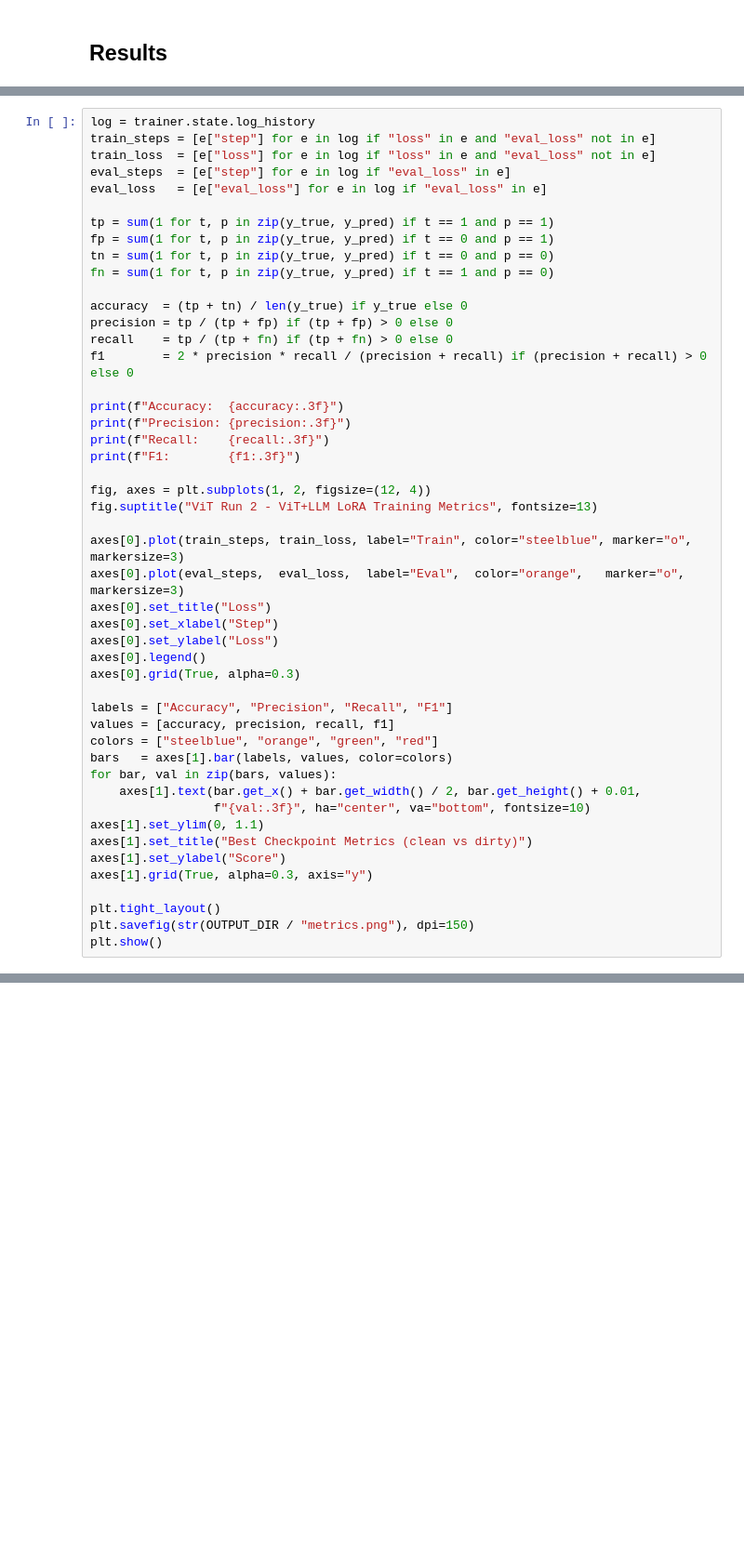
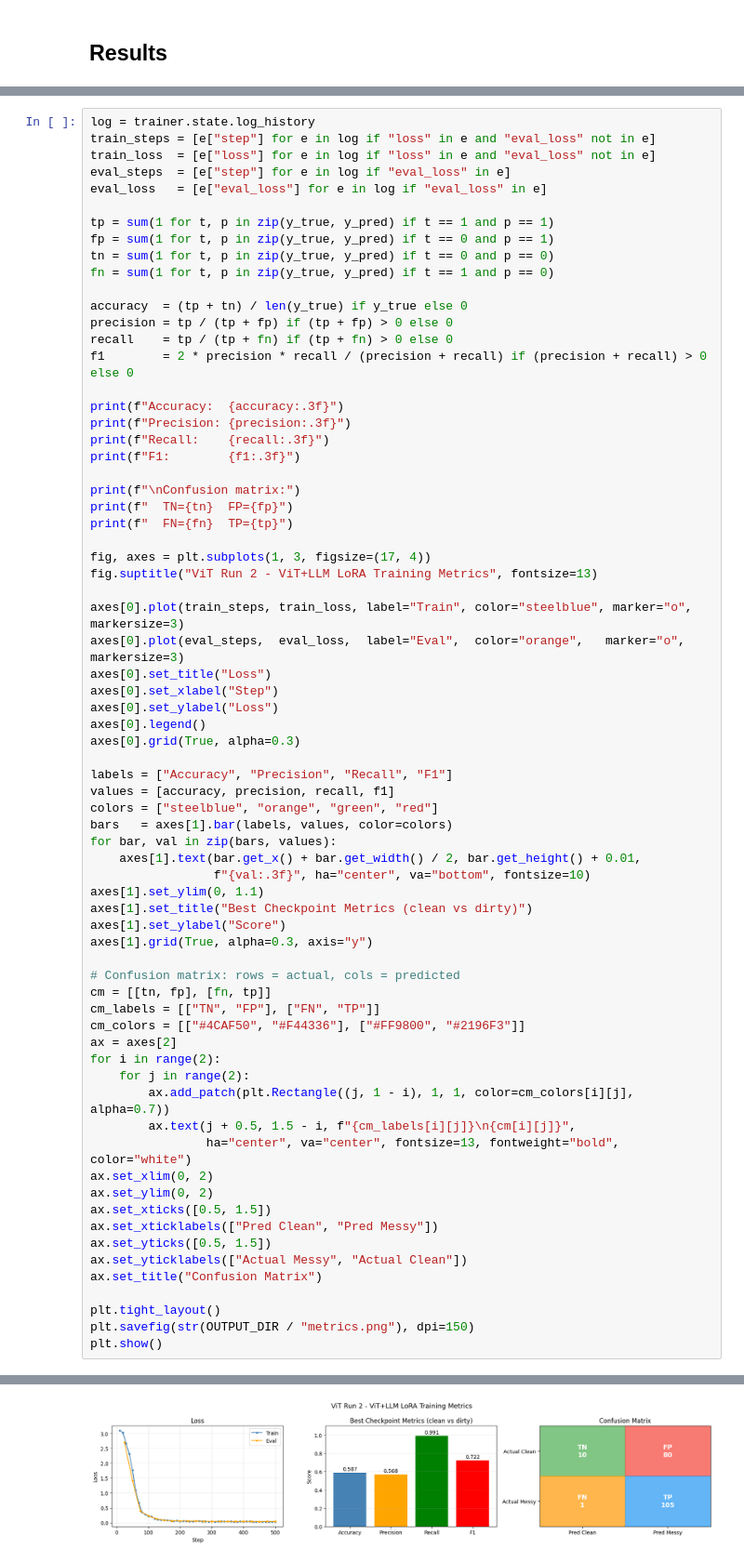
Before and after one commit to Razorbird360/RoomAudit, a Jupyter notebook: training/train_vit.ipynb, the cells around one changed output, grey strips where cells are left out. Shown at 93% size. Drawn from its saved outputs; the diff is of its cells as text; blank space fills up the shorter version.

```diff
--- a/training/train_vit.ipynb
+++ b/training/train_vit.ipynb
@@ -238,7 +283,11 @@ print(f"Precision: {precision:.3f}")
 print(f"Recall:    {recall:.3f}")
 print(f"F1:        {f1:.3f}")
 
-fig, axes = plt.subplots(1, 2, figsize=(12, 4))
+print(f"\nConfusion matrix:")
+print(f"  TN={tn}  FP={fp}")
+print(f"  FN={fn}  TP={tp}")
+
+fig, axes = plt.subplots(1, 3, figsize=(17, 4))
 fig.suptitle("ViT Run 2 - ViT+LLM LoRA Training Metrics", fontsize=13)
 
 axes[0].plot(train_steps, train_loss, label="Train", color="steelblue", marker="o", markersize=3)
@@ -261,6 +310,25 @@ axes[1].set_title("Best Checkpoint Metrics (clean vs dirty)")
 axes[1].set_ylabel("Score")
 axes[1].grid(True, alpha=0.3, axis="y")
 
+# Confusion matrix: rows = actual, cols = predicted
+cm = [[tn, fp], [fn, tp]]
+cm_labels = [["TN", "FP"], ["FN", "TP"]]
+cm_colors = [["#4CAF50", "#F44336"], ["#FF9800", "#2196F3"]]
+ax = axes[2]
+for i in range(2):
+    for j in range(2):
+        ax.add_patch(plt.Rectangle((j, 1 - i), 1, 1, color=cm_colors[i][j], alpha=0.7))
+        ax.text(j + 0.5, 1.5 - i, f"{cm_labels[i][j]}\n{cm[i][j]}",
+                ha="center", va="center", fontsize=13, fontweight="bold", color="white")
+ax.set_xlim(0, 2)
+ax.set_ylim(0, 2)
+ax.set_xticks([0.5, 1.5])
+ax.set_xticklabels(["Pred Clean", "Pred Messy"])
+ax.set_yticks([0.5, 1.5])
+ax.set_yticklabels(["Actual Messy", "Actual Clean"])
+ax.set_title("Confusion Matrix")
+
 plt.tight_layout()
 plt.savefig(str(OUTPUT_DIR / "metrics.png"), dpi=150)
 plt.show()
+# %% [output]
@@ -267,3 +343,4 @@ plt.show()
+[figure, added]
 # %%
 # Compare best vs final checkpoint of this run — uses trainer.state.global_step to avoid stale checkpoints on disk
 final_step = trainer.state.global_step
```
Also changed, not shown: parts of 7 cells of this notebook, 3 other files.
